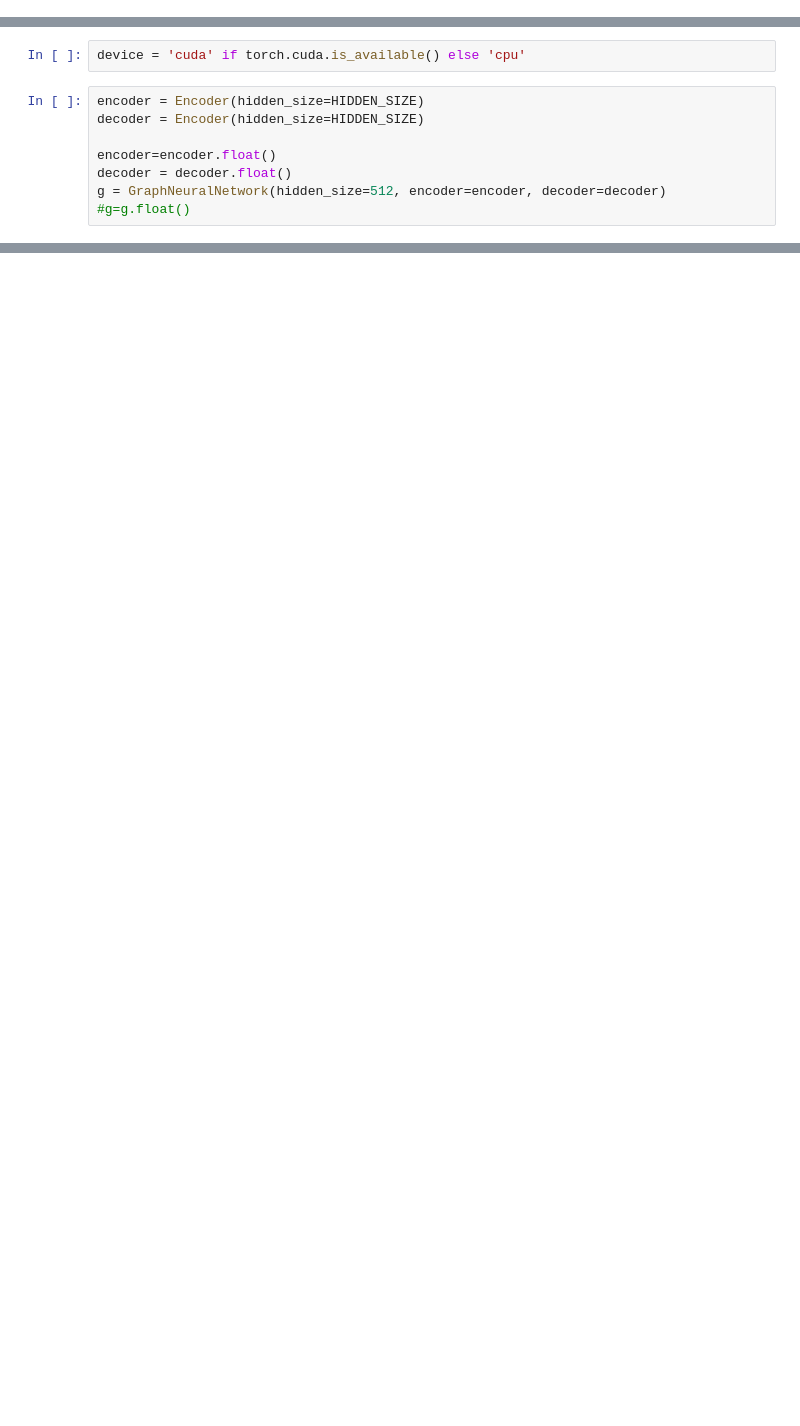
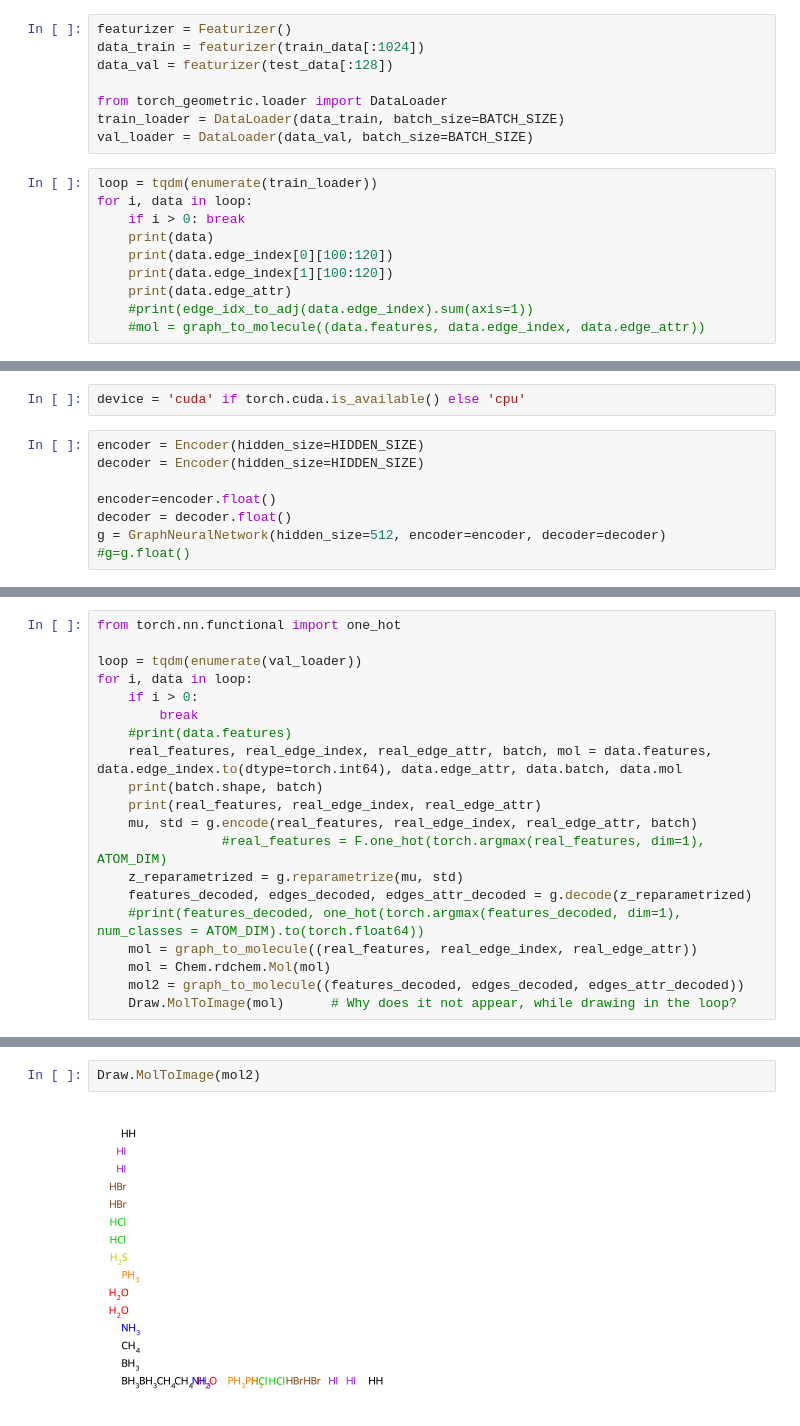
Before and after one commit to mariolawozniak/vae-pharma, a Jupyter notebook: vae_with_torch.ipynb, the cells around one changed output, grey strips where cells are left out. Drawn from its saved outputs; the diff is of its cells as text; blank space fills up the shorter version.

```diff
--- a/vae_with_torch.ipynb
+++ b/vae_with_torch.ipynb
@@ -203,0 +247,18 @@ data = data(df[:16])
+# %%
+featurizer = Featurizer()
+data_train = featurizer(train_data[:1024])
+data_val = featurizer(test_data[:128])
+
+from torch_geometric.loader import DataLoader
+train_loader = DataLoader(data_train, batch_size=BATCH_SIZE)
+val_loader = DataLoader(data_val, batch_size=BATCH_SIZE)
+# %%
+loop = tqdm(enumerate(train_loader))
+for i, data in loop:
+    if i > 0: break
+    print(data)
+    print(data.edge_index[0][100:120])
+    print(data.edge_index[1][100:120])
+    print(data.edge_attr)
+    #print(edge_idx_to_adj(data.edge_index).sum(axis=1))
+    #mol = graph_to_molecule((data.features, data.edge_index, data.edge_attr))
@@ -406,0 +507,20 @@ def train(model, train_loader, valid_loader, l_r = 0.00001, epochs = 100):
+# %%
+from torch.nn.functional import one_hot
+
+loop = tqdm(enumerate(val_loader))
+for i, data in loop:
+    if i > 0:
+        break
+    #print(data.features)
+    real_features, real_edge_index, real_edge_attr, batch, mol = data.features, data.edge_index.to(dtype=torch.int64), data.edge_attr, data.batch, data.mol
+    print(batch.shape, batch)
+    print(real_features, real_edge_index, real_edge_attr)
+    mu, std = g.encode(real_features, real_edge_index, real_edge_attr, batch)
+                #real_features = F.one_hot(torch.argmax(real_features, dim=1), ATOM_DIM)
+    z_reparametrized = g.reparametrize(mu, std)
+    features_decoded, edges_decoded, edges_attr_decoded = g.decode(z_reparametrized)
+    #print(features_decoded, one_hot(torch.argmax(features_decoded, dim=1), num_classes = ATOM_DIM).to(torch.float64))
+    mol = graph_to_molecule((real_features, real_edge_index, real_edge_attr))
+    mol = Chem.rdchem.Mol(mol)
+    mol2 = graph_to_molecule((features_decoded, edges_decoded, edges_attr_decoded))
+    Draw.MolToImage(mol)      # Why does it not appear, while drawing in the loop?
@@ -406,0 +567,4 @@ def train(model, train_loader, valid_loader, l_r = 0.00001, epochs = 100):
+# %%
+Draw.MolToImage(mol2)
+# %% [output]
+[figure, added]
```
Also changed, not shown: parts of 22 cells of this notebook.
